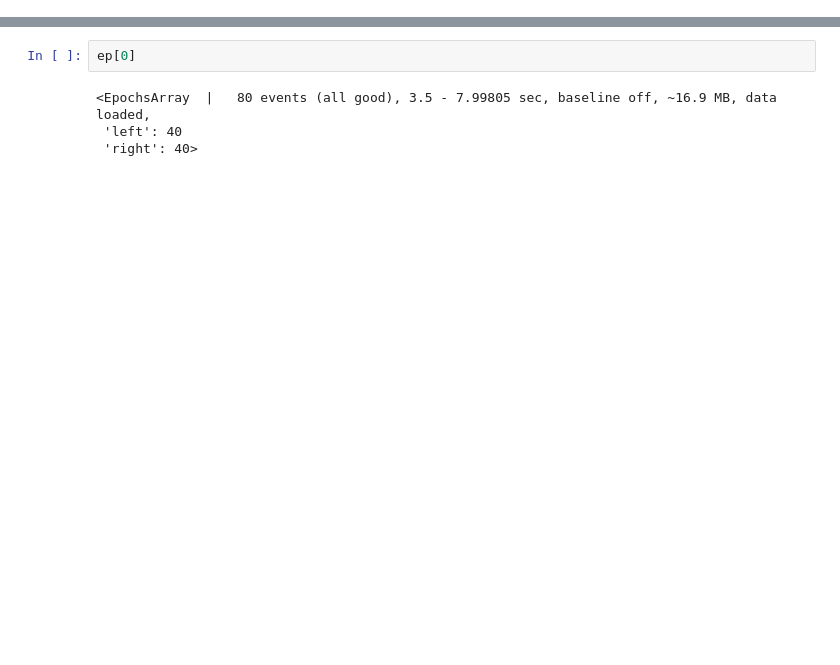
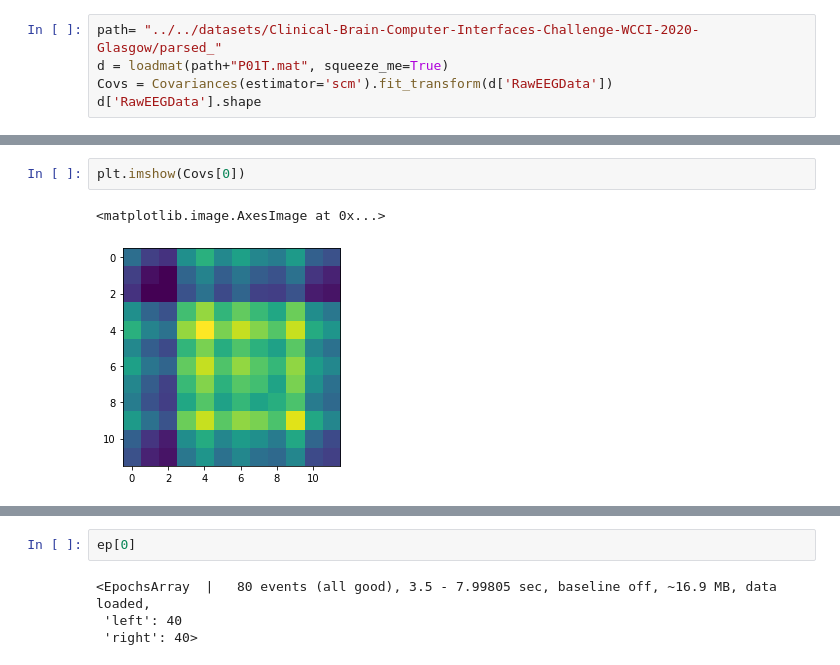
Before and after one commit to sylvchev/wcci-rgcon, a Jupyter notebook: Covariance-based.ipynb, the cells around one changed output, grey strips where cells are left out. Drawn from its saved outputs; the diff is of its cells as text; blank space fills up the shorter version.

```diff
--- a/Covariance-based.ipynb
+++ b/Covariance-based.ipynb
@@ -27,0 +33,5 @@ scoring = 'accuracy'
+# %%
+path= "../../datasets/Clinical-Brain-Computer-Interfaces-Challenge-WCCI-2020-Glasgow/parsed_"
+d = loadmat(path+"P01T.mat", squeeze_me=True)
+Covs = Covariances(estimator='scm').fit_transform(d['RawEEGData'])
+d['RawEEGData'].shape
@@ -27,0 +60,5 @@ scoring = 'accuracy'
+# %%
+plt.imshow(Covs[0])
+# %% [output]
+<matplotlib.image.AxesImage at 0x...>
+[figure, added]
```
Also changed, not shown: parts of 20 cells of this notebook, 1 other file.
